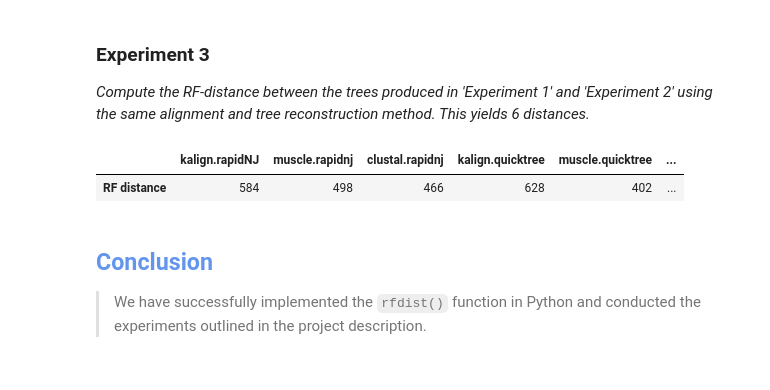
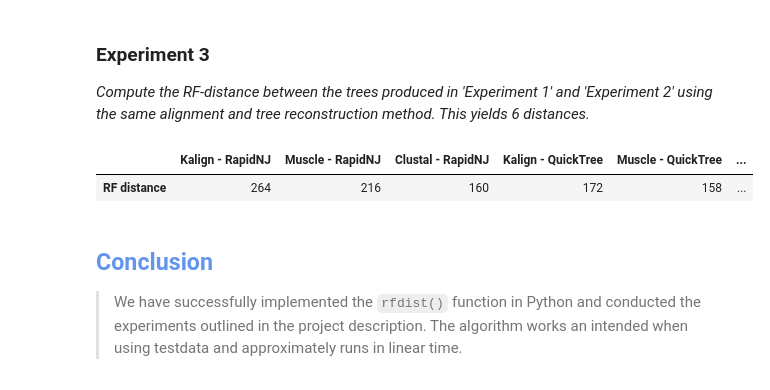
Before and after one commit to lauramhfur/AiB_Projects, a Jupyter notebook: Project_4/aib_project_4.ipynb, the cells around one changed output. Saved outputs shown, nothing was run; the diff lists cells and outputs as text; code cells hidden in the pictures.

````diff
--- a/Project_4/aib_project_4.ipynb
+++ b/Project_4/aib_project_4.ipynb
@@ -134,0 +138,5 @@ RF distance: 8
+# %%
+treeA = Phylo.read('Testdata/RandomTrees/treeA_len_10.new', 'newick')
+treeB = Phylo.read('Testdata/RandomTrees/treeB_len_10.new', 'newick')
+
+print(f'\033[1mRF distance:\033[0m {rfdist(treeA, treeB)}')
@@ -206,15 +217,15 @@ Converting to Stockholm-format: You can use the online converter available at ht
 ### **Experiment 1**
 *For each alignment method (Clustal Omega, Kalign, MUSCLE), you build a NJ tree using QuickTree and RapidNJ, and compute the RF-distance between each combination of these six trees. The outcome of your experiment, is an 6x6 table showing the RF-distance between each pair of constructed trees. (You might want to use the program Dendroscope to visualize the constructed trees.)*
 # %%
-tree_list = sorted([file for file in os.listdir('alignments') if file.endswith('.newick')], key = lambda s: sum(map(ord, s)))
+tree_list = sorted([file for file in os.listdir('alignments_newicks') if file.endswith('.newick')], key = lambda s: sum(map(ord, s)))
 
 rfdists = [[0] * len(tree_list) for _ in range(len(tree_list))]
 
 for i, treeA_file in enumerate(tree_list):
     for j, treeB_file in enumerate(tree_list):
         if i != j:
-            treeA = Phylo.read(f'alignments/{treeA_file}', 'newick')
-            treeB = Phylo.read(f'alignments/{treeB_file}', 'newick')
+            treeA = Phylo.read(f'alignments_newicks/{treeA_file}', 'newick')
+            treeB = Phylo.read(f'alignments_newicks/{treeB_file}', 'newick')
             rfdists[i][j] = rfdist(treeA, treeB)
 
 labels = [file[:-7] for file in tree_list]
@@ -233,7 +244,7 @@ pd.DataFrame(rfdists, index = labels, columns = labels)
 ### **Experiment 2**
 *Redo the above experiment where you use 395 input sequences in patbase_aibtas_permuted.fasta. This yields another 6x6 table.*
 # %%
-tree_list = sorted([file for file in os.listdir('permuted/permuted_results')], key = lambda s: sum(map(ord, s)))
+tree_list = sorted([file for file in os.listdir('permuted/permuted_newicks')], key = lambda s: sum(map(ord, s)))
 
 num_trees = len(tree_list)
 rfdists = [[0] * num_trees for _ in range(num_trees)]
@@ -241,8 +252,8 @@ rfdists = [[0] * num_trees for _ in range(num_trees)]
 for i, treeA_file in enumerate(tree_list):
     for j, treeB_file in enumerate(tree_list):
         if i != j:
-            treeA = Phylo.read(f'permuted/permuted_results/{treeA_file}', 'newick')
-            treeB = Phylo.read(f'permuted/permuted_results/{treeB_file}', 'newick')
+            treeA = Phylo.read(f'permuted/permuted_newicks/{treeA_file}', 'newick')
+            treeB = Phylo.read(f'permuted/permuted_newicks/{treeB_file}', 'newick')
             rfdists[i][j] = rfdist(treeA, treeB)
 
 labels = [file[:-7] for file in tree_list]
@@ -259,21 +270,21 @@ pd.DataFrame(rfdists, index = labels, columns = labels)
 ### **Experiment 3**
 *Compute the RF-distance between the trees produced in 'Experiment 1' and 'Experiment 2' using the same alignment and tree reconstruction method. This yields 6 distances.*
 # %%
-nonpermuted = sorted([file for file in os.listdir('alignments') if file.endswith('.newick')], key = lambda s: sum(map(ord, s)))
-permuted = sorted([file for file in os.listdir('permuted/permuted_results')], key = lambda s: sum(map(ord, s)))
+nonpermuted = sorted([file for file in os.listdir('alignments_newicks') if file.endswith('.newick')], key = lambda s: sum(map(ord, s)))
+permuted = sorted([file for file in os.listdir('permuted/permuted_newicks')], key = lambda s: sum(map(ord, s)))
 
 rfdists = []
 
 for i in range(len(nonpermuted)):
-    treeA = Phylo.read(f'alignments/{nonpermuted[i]}', 'newick')
-    treeB = Phylo.read(f'permuted/permuted_results/{permuted[i]}', 'newick')
+    treeA = Phylo.read(f'alignments_newicks/{nonpermuted[i]}', 'newick')
+    treeB = Phylo.read(f'permuted/permuted_newicks/{permuted[i]}', 'newick')
     rfdists.append(rfdist(treeA, treeB))
 
-labels = [file[:-7] for file in nonpermuted]
+labels = [f'{file[:-17].capitalize()} - QuickTree' if file.endswith('quicktree.newick') else f'{file[:-15].capitalize()} - RapidNJ' for file in nonpermuted]
 pd.DataFrame([rfdists], index = ['RF distance'], columns = labels)
 # %% [output]
-|  | kalign.rapidNJ | muscle.rapidnj | clustal.rapidnj | kalign.quicktree | muscle.quicktree | ... |
-| RF distance | 584 | 498 | 466 | 628 | 402 | ... |
+|  | Kalign - RapidNJ | Muscle - RapidNJ | Clustal - RapidNJ | Kalign - QuickTree | Muscle - QuickTree | ... |
+| RF distance | 264 | 216 | 160 | 172 | 158 | ... |
 # %% [markdown]
 ## <span style='color:cornflowerblue'>Conclusion<span/>
->We have successfully implemented the ```rfdist()``` function in Python and conducted the experiments outlined in the project description.
+>We have successfully implemented the ```rfdist()``` function in Python and conducted the experiments outlined in the project description. The algorithm works an intended when using testdata and approximately runs in linear time.
````
Also changed, not shown: parts of 13 cells of this notebook, 16 other files.
